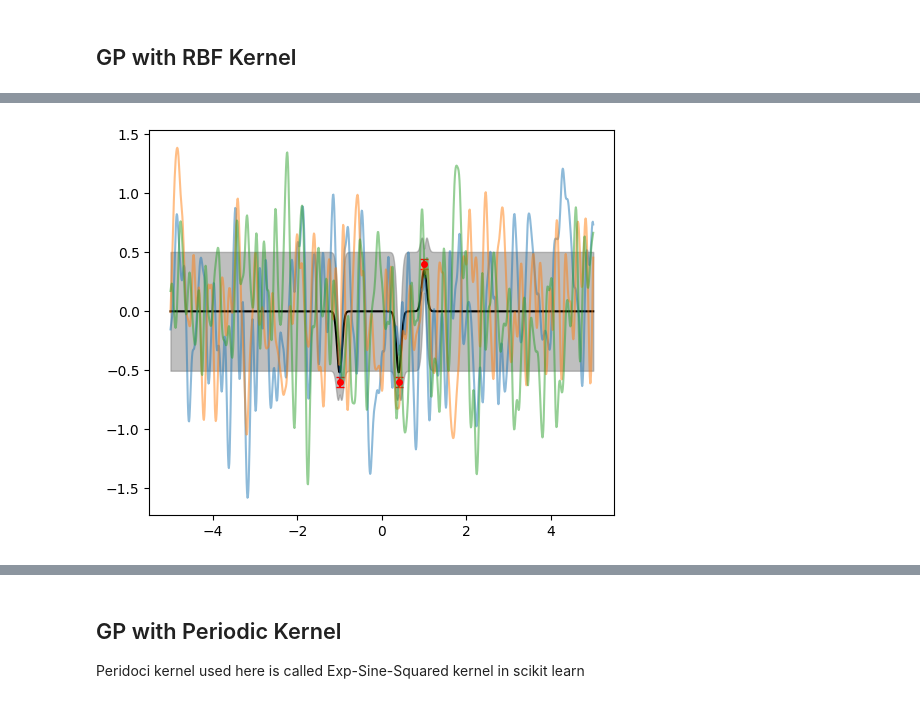
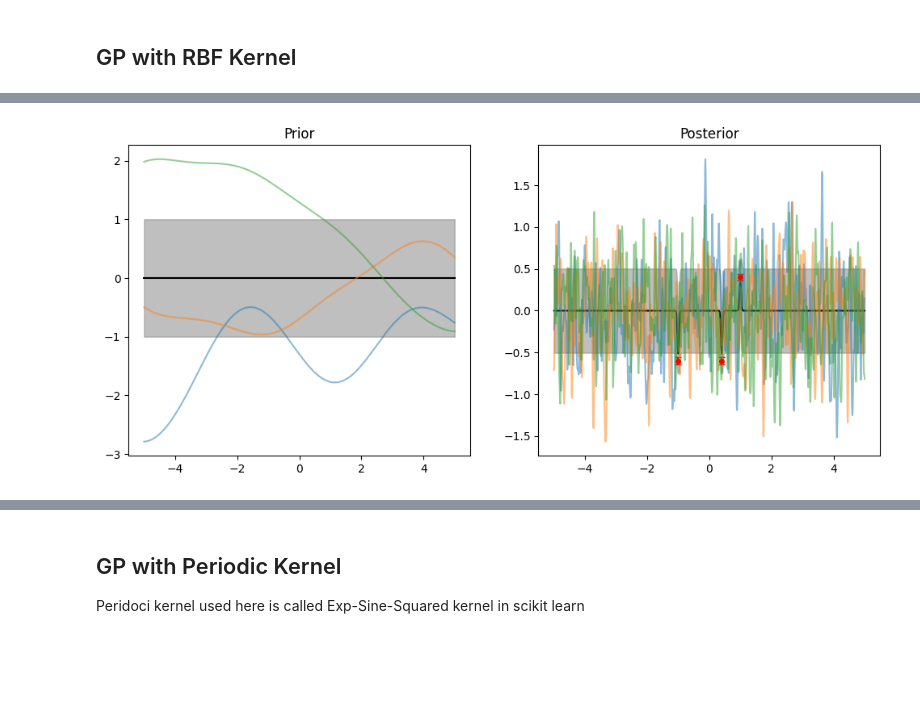
Before and after one commit to sebastian-k-physics/SciML_Gaussian_Processes, a Jupyter notebook: Gaussian_Processes_Sebastian_Klein.ipynb, the cells around one changed output, grey strips where cells are left out. Saved outputs shown, nothing was run; the diff lists cells and outputs as text; code cells hidden in the pictures; blank space fills up the shorter version.

```diff
--- a/Gaussian_Processes_Sebastian_Klein.ipynb
+++ b/Gaussian_Processes_Sebastian_Klein.ipynb
@@ -486,23 +490,32 @@ plt.show()
 # %%
-fig, ax = plt.subplots(figsize=(6,5))
+# ---------------------------------------- Plot the prior  ---------------------------------------- #
 
-# ---------- Plot the new data ---------- #
-ax.errorbar(x_test, y_test, marker='.', yerr = y_test_err, \
+fig, ax = plt.subplots(1,2, figsize=(12,5))
+
+ax[0].plot(x_axis_reshape, mean_prediction_prior, color = 'black')
+ax[0].fill_between(x_axis, mean_prediction_prior - std_prediction_prior, \
+					   mean_prediction_prior + std_prediction_prior, color = 'gray', \
+						  alpha = 0.5, label = r'1 $\sigma$')
+
+# ax.plot(x_axis, sampled_values[:,0], alpha = 0.5 )
+ax[0].plot(x_axis, sampled_values_prior, alpha = 0.5 )
+ax[0].set_title('Prior')
+
+# ---------------------------------------- Plot posterior ---------------------------------------- #
+
+
+ax[1].errorbar(x_test, y_test, marker='.', yerr = y_test_err, \
 				   ls = 'none', color = 'red', ms = 8, capsize=3)
 
 
-ax.plot(x_axis_reshape, mean_prediction, color = 'black')
-ax.fill_between(x_axis, mean_prediction - std_prediction, \
-					   mean_prediction + std_prediction, color = 'gray', \
+ax[1].plot(x_axis_reshape, mean_prediction_posterior, color = 'black')
+ax[1].fill_between(x_axis, mean_prediction_posterior - std_prediction_posterior, \
+					   mean_prediction_posterior + std_prediction_posterior, color = 'gray', \
 						  alpha = 0.5, label = r'1 $\sigma$')
 
-
-sampled_values = gaussian_process.sample_y(x_axis_reshape, n_samples=3)
-
-
 # ax.plot(x_axis, sampled_values[:,0], alpha = 0.5 )
-ax.plot(x_axis, sampled_values, alpha = 0.5 )
-
+ax[1].plot(x_axis, sampled_values_posterior, alpha = 0.5 )
+ax[1].set_title('Posterior')
 plt.show()
 # %% [output]
-[figure, old version]
+[figure, new version]
```
Also changed, not shown: parts of 11 cells of this notebook, 3 other files.
